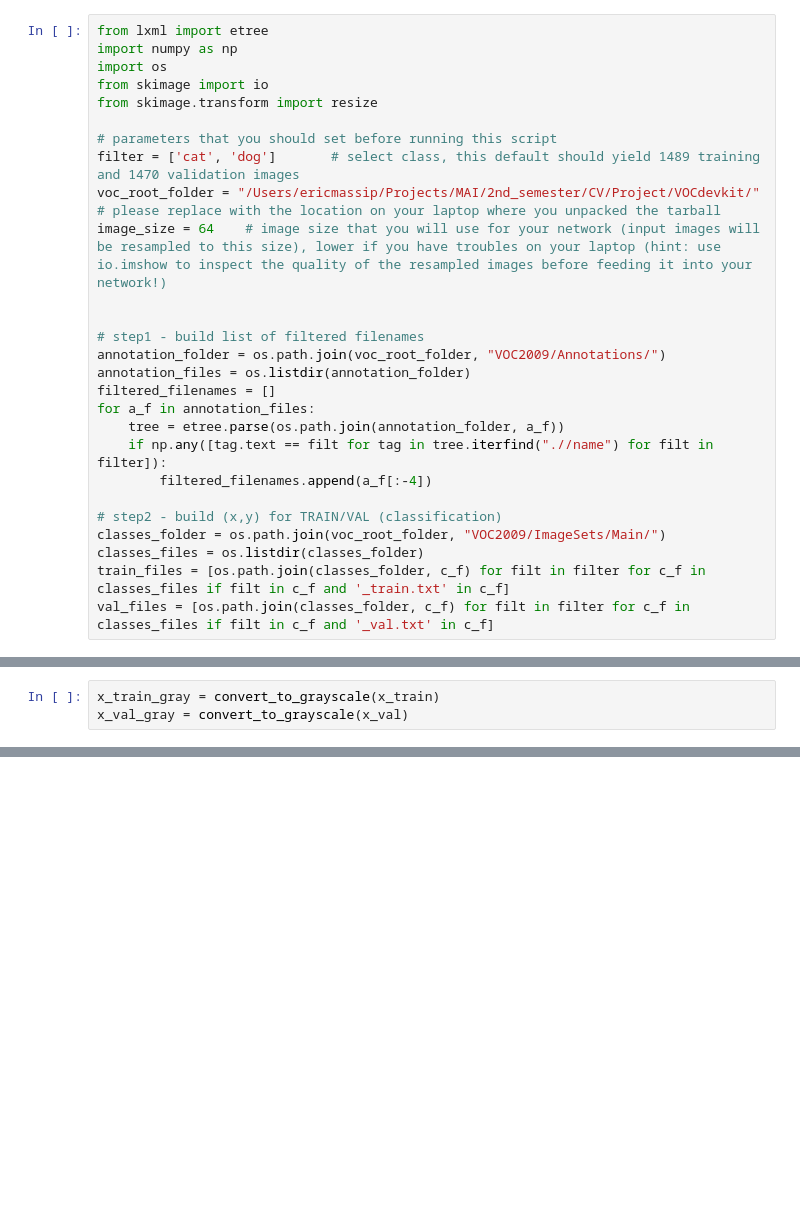
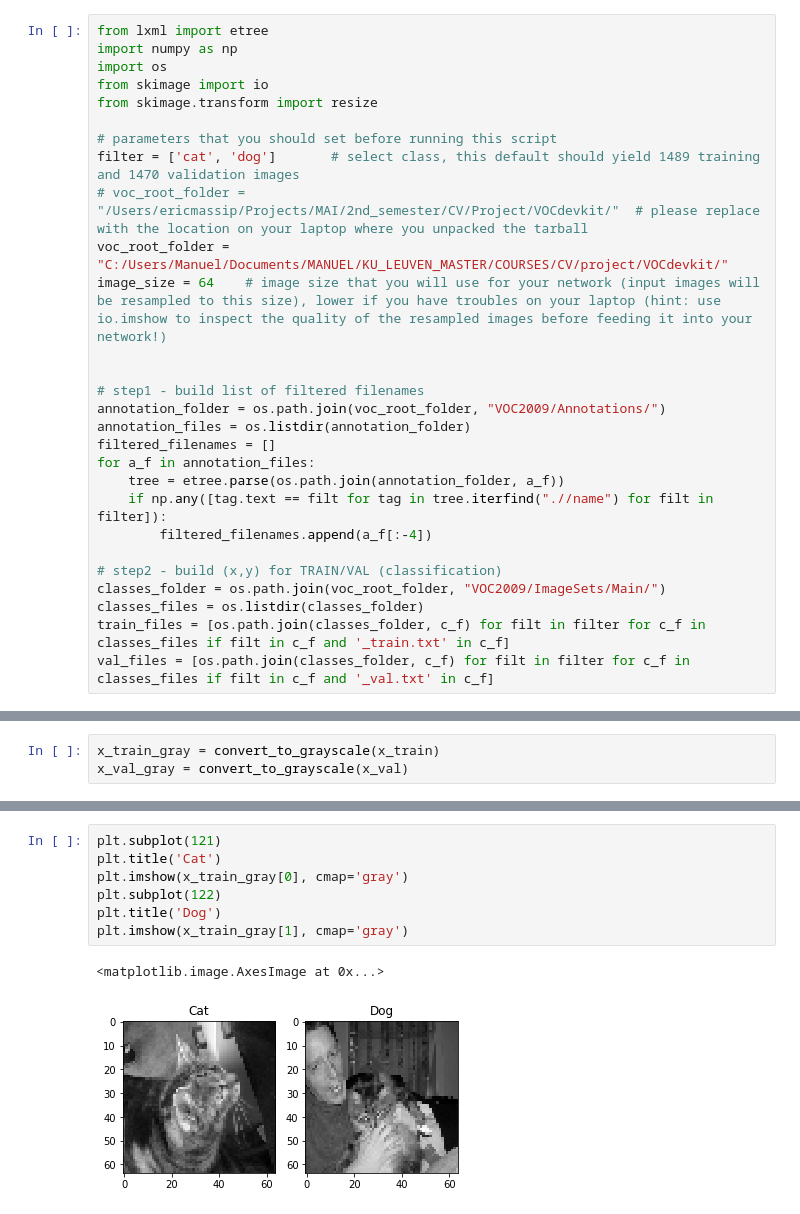
Before and after one commit to ericmassip/in_the_name_of_deep_learning, a Jupyter notebook: autoencoder.ipynb, the cells around one changed output, grey strips where cells are left out. Cells and saved outputs as stored; diff of their text form; blank space fills up the shorter version.

Commit message:
Update autoencoder.ipynb
Reconstruction complete for:
 - two classes
 - image size of 64
 - coding variable of 512

```diff
--- a/autoencoder.ipynb
+++ b/autoencoder.ipynb
@@ -7,7 +12,8 @@ from skimage.transform import resize
 
 # parameters that you should set before running this script
 filter = ['cat', 'dog']       # select class, this default should yield 1489 training and 1470 validation images
-voc_root_folder = "/Users/ericmassip/Projects/MAI/2nd_semester/CV/Project/VOCdevkit/"  # please replace with the location on your laptop where you unpacked the tarball
+# voc_root_folder = "/Users/ericmassip/Projects/MAI/2nd_semester/CV/Project/VOCdevkit/"  # please replace with the location on your laptop where you unpacked the tarball
+voc_root_folder = "C:/Users/Manuel/Documents/MANUEL/KU_LEUVEN_MASTER/COURSES/CV/project/VOCdevkit/"
 image_size = 64    # image size that you will use for your network (input images will be resampled to this size), lower if you have troubles on your laptop (hint: use io.imshow to inspect the quality of the resampled images before feeding it into your network!)
 
 
@@ -112,0 +80,10 @@ decoder.add(L.Conv2DTranspose(filters=1, kernel_size=(3, 3), strides=2, activati
+# %%
+plt.subplot(121)
+plt.title('Cat')
+plt.imshow(x_train_gray[0], cmap='gray')
+plt.subplot(122)
+plt.title('Dog')
+plt.imshow(x_train_gray[1], cmap='gray')
+# %% [output]
+<matplotlib.image.AxesImage at 0x...>
+[figure, added]
```
Also changed, not shown: parts of 13 cells of this notebook.
